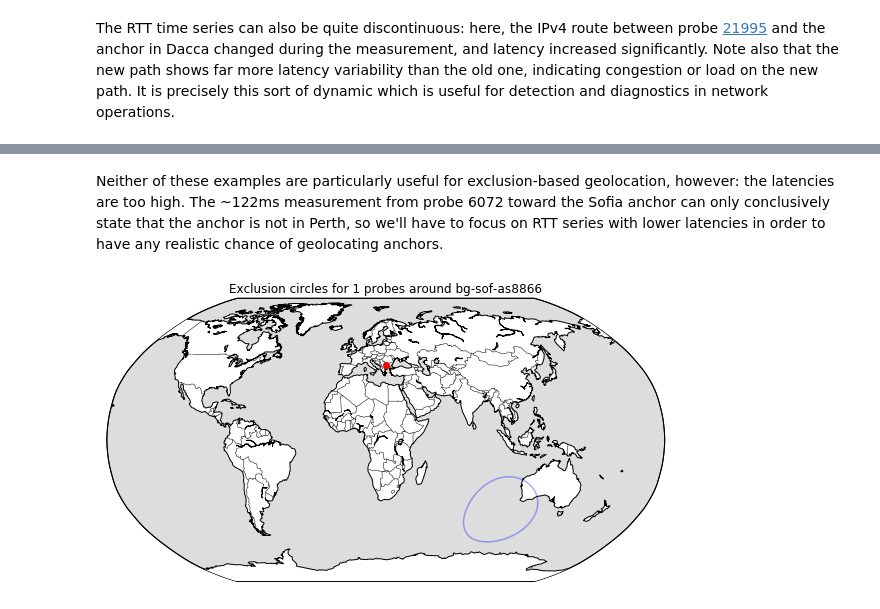
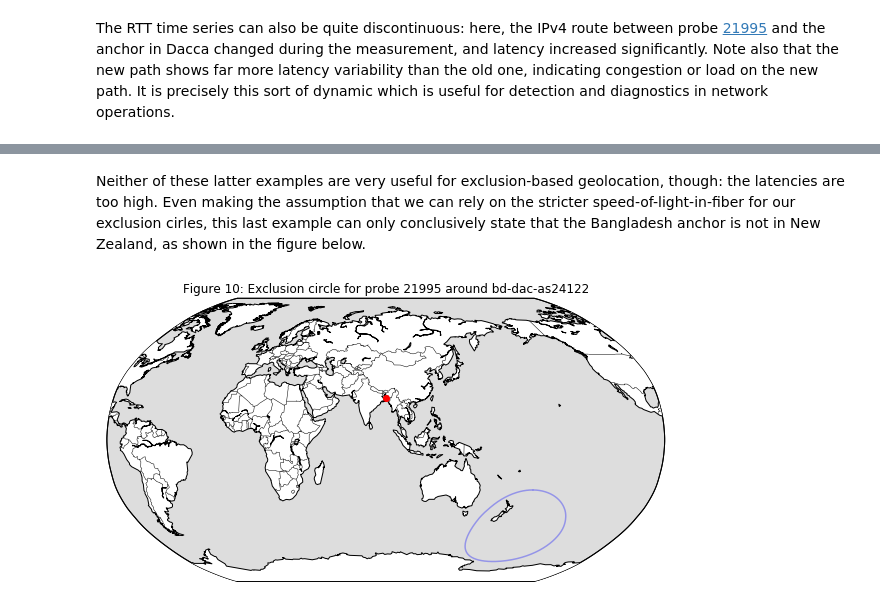
Before and after one commit to britram/trilateration, a Jupyter notebook: paper.ipynb, the cells around one changed output, grey strips where cells are left out. Drawn from its saved outputs; the diff is of its cells as text; code cells hidden in the pictures.

```diff
--- a/paper.ipynb
+++ b/paper.ipynb
@@ -272,6 +431,6 @@ plot_rtt_series(567, 21995)
 # %% [markdown]
-Neither of these examples are particularly useful for exclusion-based geolocation, however: the latencies are too high. The ~122ms measurement from probe 6072 toward the Sofia anchor can only conclusively state that the anchor is not in Perth, so we'll have to focus on RTT series with lower latencies in order to have any realistic chance of geolocating anchors.
+Neither of these latter examples are very useful for exclusion-based geolocation, though: the latencies are too high. Even making the assumption that we can rely on the stricter speed-of-light-in-fiber for our exclusion cirles, this last example can only conclusively state that the Bangladesh anchor is not in New Zealand, as shown in the figure below.
 # %%
-plot_exclusion_circles_for(964, pids=[6072], whichkm="c_km")
+plot_exclusion_circles_for(567, pids=[21995], whichkm="fiber_km")
 # %% [output]
-[figure, old version]
+[figure, new version]
```
Also changed, not shown: parts of 31 cells of this notebook, 2 other files.
